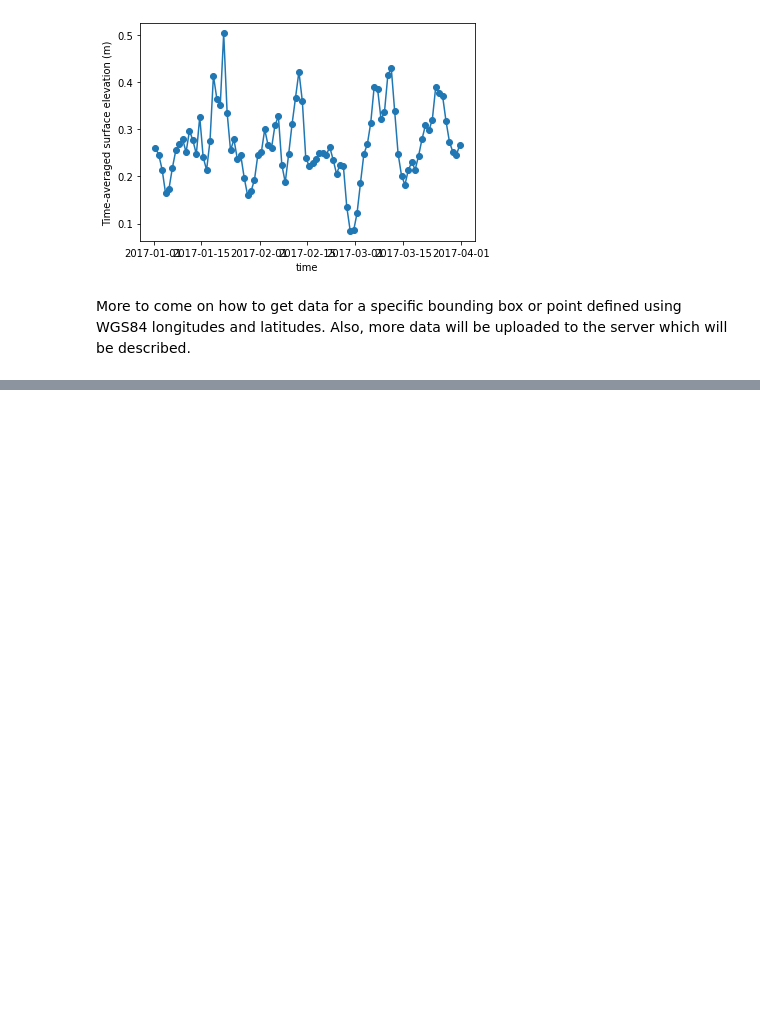
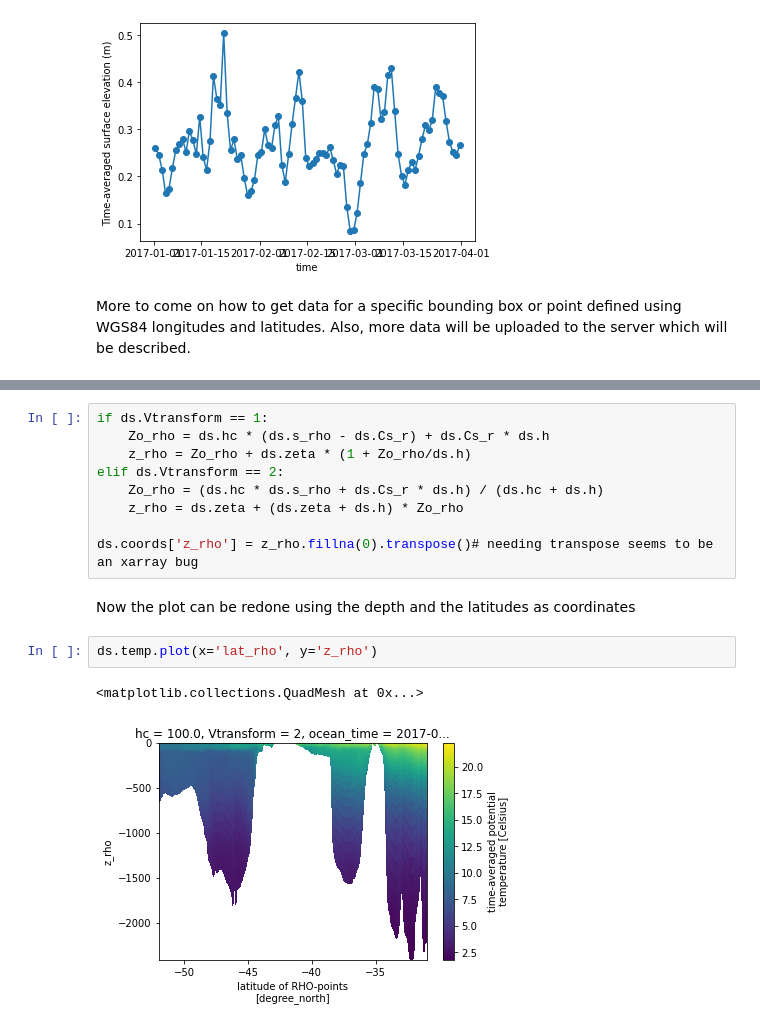
Before and after one commit to metocean/TAIAO, a Jupyter notebook: data_connectors/moana_connectors/Moana thredds server connector.ipynb, the cells around one changed output, grey strips where cells are left out. Cells and saved outputs as stored; diff of their text form; blank space fills up the shorter version.

```diff
--- a/data_connectors/moana_connectors/Moana thredds server connector.ipynb
+++ b/data_connectors/moana_connectors/Moana thredds server connector.ipynb
@@ -237,0 +324,16 @@ Also, more data will be uploaded to the server which will be described.
+# %%
+if ds.Vtransform == 1:
+    Zo_rho = ds.hc * (ds.s_rho - ds.Cs_r) + ds.Cs_r * ds.h
+    z_rho = Zo_rho + ds.zeta * (1 + Zo_rho/ds.h)
+elif ds.Vtransform == 2:
+    Zo_rho = (ds.hc * ds.s_rho + ds.Cs_r * ds.h) / (ds.hc + ds.h)
+    z_rho = ds.zeta + (ds.zeta + ds.h) * Zo_rho
+
+ds.coords['z_rho'] = z_rho.fillna(0).transpose()# needing transpose seems to be an xarray bug
+# %% [markdown]
+Now the plot can be redone using the depth and the latitudes as coordinates
+# %%
+ds.temp.plot(x='lat_rho', y='z_rho')
+# %% [output]
+<matplotlib.collections.QuadMesh at 0x...>
+[figure, added]
```
Also changed, not shown: parts of 10 cells of this notebook.
